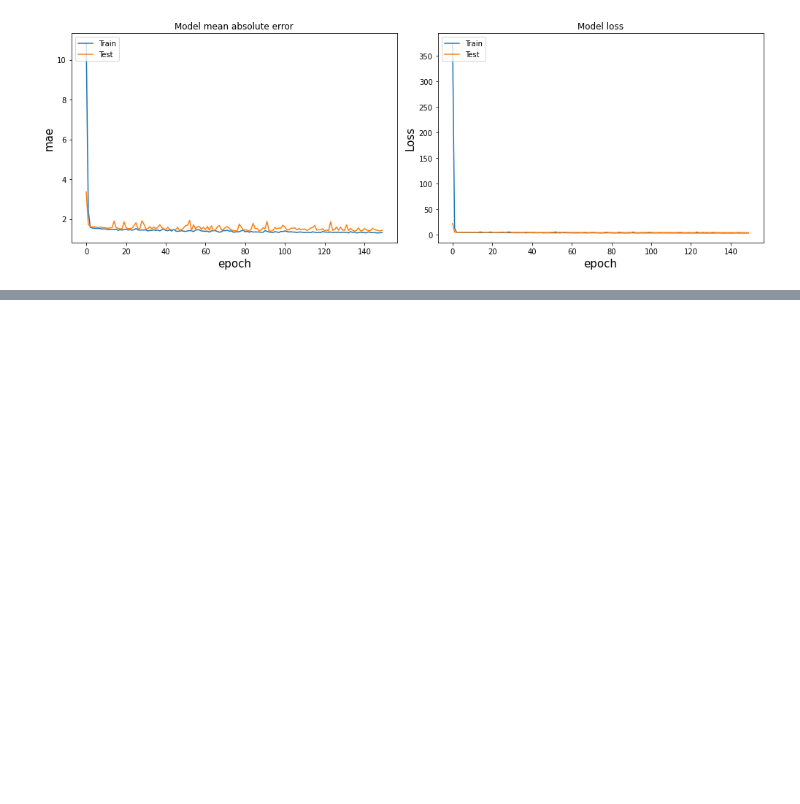
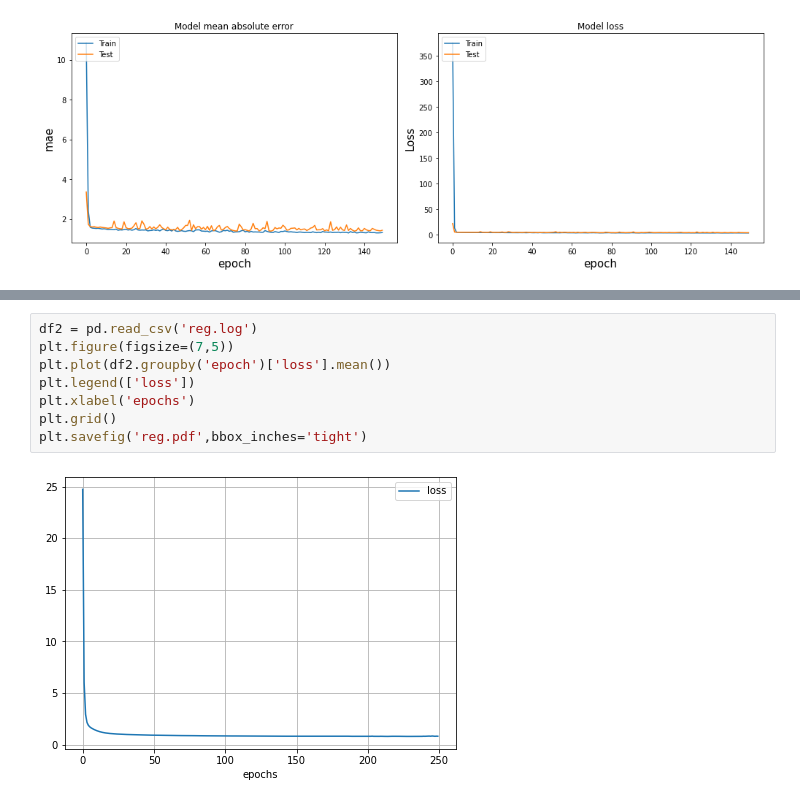
Before and after one commit to Ali-Setareh/Machine-learning-in-physics-Project, a Jupyter notebook: phase 3 - Neural Network/neural_network_3_layers.ipynb, the cells around one changed output, grey strips where cells are left out. Saved outputs shown, nothing was run; the diff lists cells and outputs as text; blank space fills up the shorter version.

Commit message:
learning curve for regression problem

```diff
--- a/phase 3 - Neural Network/neural_network_3_layers.ipynb
+++ b/phase 3 - Neural Network/neural_network_3_layers.ipynb
@@ -111,0 +198,10 @@ plt.show()
+# %%
+df2 = pd.read_csv('reg.log')
+plt.figure(figsize=(7,5))
+plt.plot(df2.groupby('epoch')['loss'].mean())
+plt.legend(['loss'])
+plt.xlabel('epochs')
+plt.grid()
+plt.savefig('reg.pdf',bbox_inches='tight')
+# %% [output]
+[figure, added]
```
Also changed, not shown: parts of 15 cells of this notebook, 5 other files.
